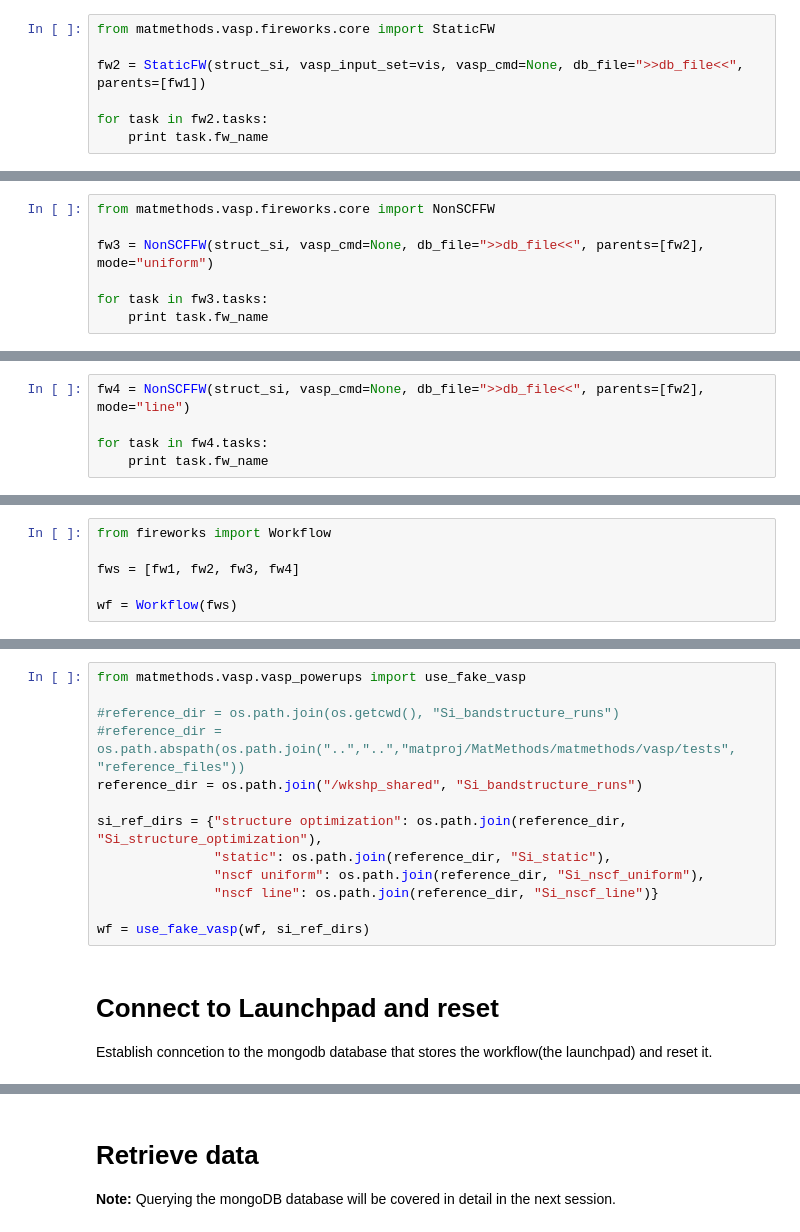
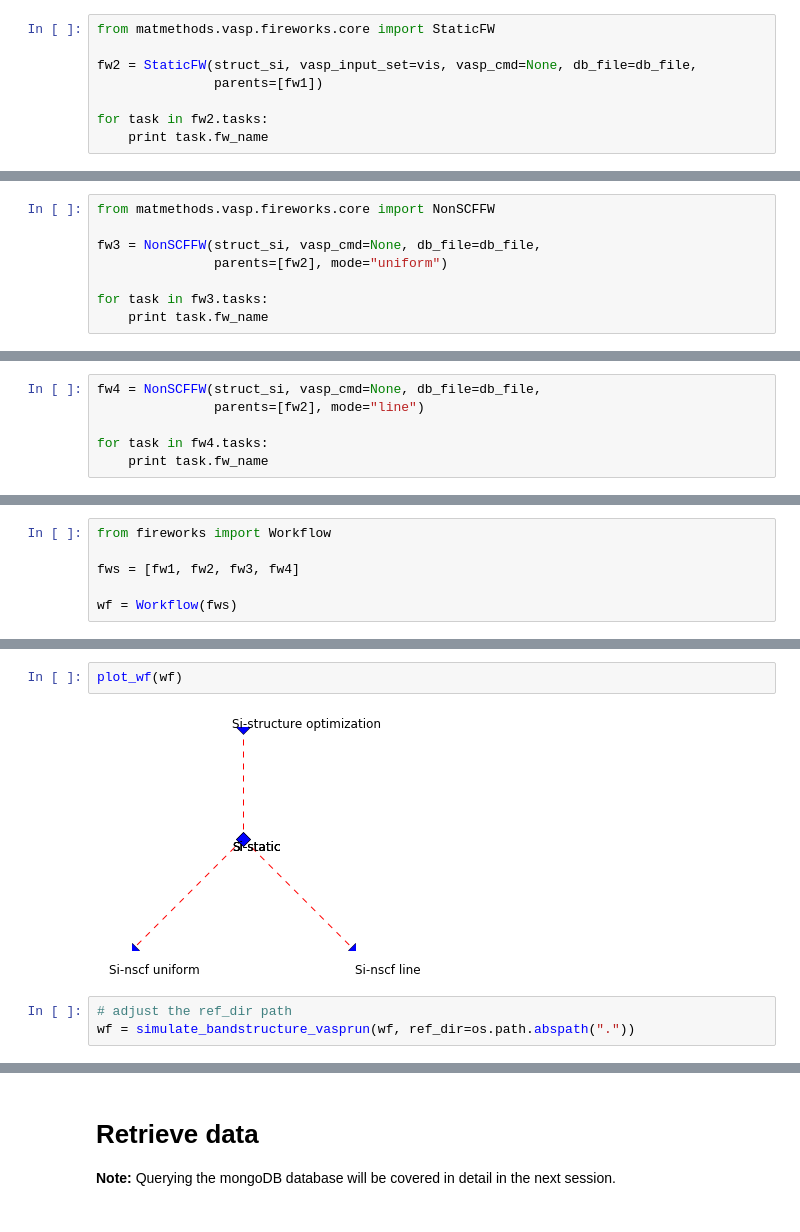
Before and after one commit to materialsproject/workshop-2016, a Jupyter notebook: matmethods/Si_electronic_structure.ipynb, the cells around one changed output, grey strips where cells are left out. Cells and saved outputs as stored; diff of their text form.

```diff
--- a/matmethods/Si_electronic_structure.ipynb
+++ b/matmethods/Si_electronic_structure.ipynb
@@ -170,7 +38,8 @@ for task in fw1.tasks:
 # %%
 from matmethods.vasp.fireworks.core import StaticFW
 
-fw2 = StaticFW(struct_si, vasp_input_set=vis, vasp_cmd=None, db_file=">>db_file<<", parents=[fw1])
+fw2 = StaticFW(struct_si, vasp_input_set=vis, vasp_cmd=None, db_file=db_file,
+               parents=[fw1])
 
 for task in fw2.tasks:
     print task.fw_name
@@ -185,7 +52,8 @@ for task in fw2.tasks:
 # %%
 from matmethods.vasp.fireworks.core import NonSCFFW
 
-fw3 = NonSCFFW(struct_si, vasp_cmd=None, db_file=">>db_file<<", parents=[fw2], mode="uniform")
+fw3 = NonSCFFW(struct_si, vasp_cmd=None, db_file=db_file,
+               parents=[fw2], mode="uniform")
 
 for task in fw3.tasks:
     print task.fw_name
@@ -200,5 +66,6 @@ for task in fw3.tasks:
 # %%
-fw4 = NonSCFFW(struct_si, vasp_cmd=None, db_file=">>db_file<<", parents=[fw2], mode="line")
+fw4 = NonSCFFW(struct_si, vasp_cmd=None, db_file=db_file,
+               parents=[fw2], mode="line")
 
 for task in fw4.tasks:
     print task.fw_name
@@ -230,18 +84,8 @@ Due to time and resource constraints we will not be running vasp, instead emulat
-# %%
-from matmethods.vasp.vasp_powerups import use_fake_vasp
-
-#reference_dir = os.path.join(os.getcwd(), "Si_bandstructure_runs")
-#reference_dir = os.path.abspath(os.path.join("..","..","matproj/MatMethods/matmethods/vasp/tests", "reference_files"))
-reference_dir = os.path.join("/wkshp_shared", "Si_bandstructure_runs")
-
-si_ref_dirs = {"structure optimization": os.path.join(reference_dir, "Si_structure_optimization"),
-               "static": os.path.join(reference_dir, "Si_static"),
-               "nscf uniform": os.path.join(reference_dir, "Si_nscf_uniform"),
-               "nscf line": os.path.join(reference_dir, "Si_nscf_line")}
-
-wf = use_fake_vasp(wf, si_ref_dirs)
-# %% [markdown]
-# Connect to Launchpad and reset
-
-Establish conncetion to the mongodb database that stores the workflow(the launchpad) and reset it.
+# %%
+plot_wf(wf)
+# %% [output]
+[figure, added]
+# %%
+# adjust the ref_dir path
+wf = simulate_bandstructure_vasprun(wf, ref_dir=os.path.abspath("."))
 # %%
```
Also changed, not shown: parts of 56 cells of this notebook, 4 other files.
